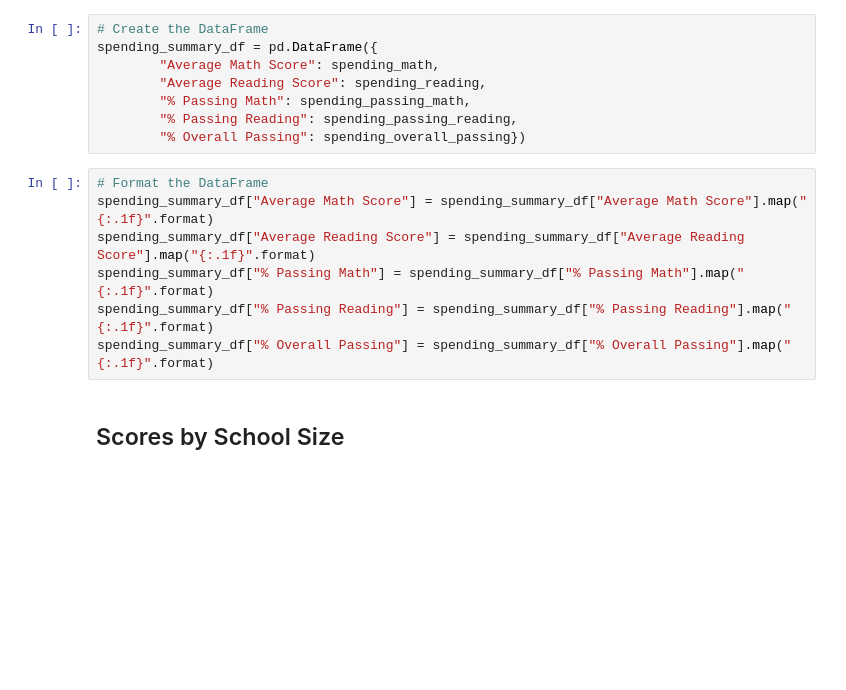
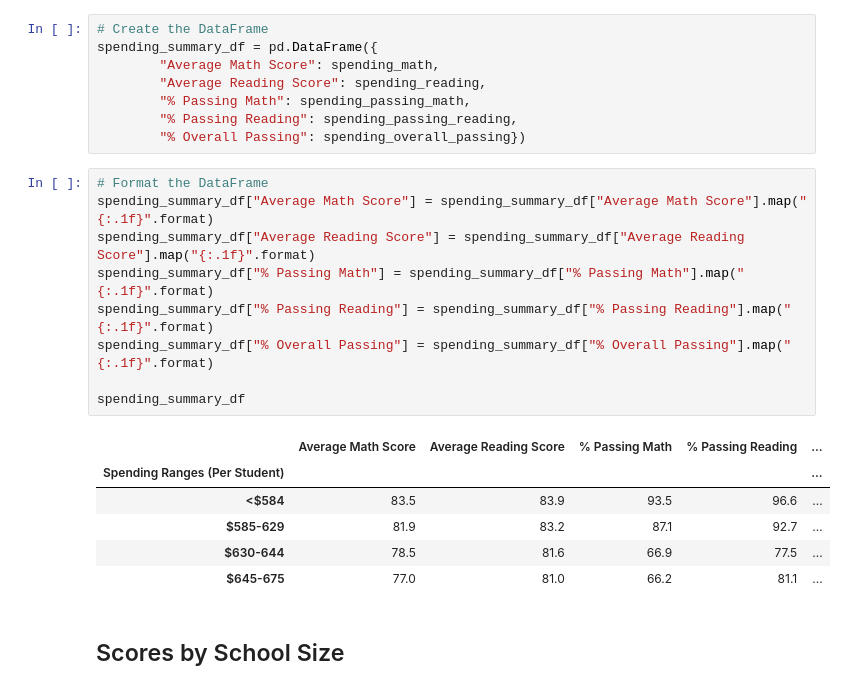
Before and after one commit to jlynw/School_District_Analysis, a Jupyter notebook: PyCitySchools_Challenge.ipynb, the cells around one changed output. Drawn from its saved outputs; the diff is of its cells as text; blank space fills up the shorter version.

```diff
--- a/PyCitySchools_Challenge.ipynb
+++ b/PyCitySchools_Challenge.ipynb
@@ -429,10 +427,19 @@ spending_summary_df = pd.DataFrame({
 # %%
 # Format the DataFrame
 spending_summary_df["Average Math Score"] = spending_summary_df["Average Math Score"].map("{:.1f}".format)
 spending_summary_df["Average Reading Score"] = spending_summary_df["Average Reading Score"].map("{:.1f}".format)
 spending_summary_df["% Passing Math"] = spending_summary_df["% Passing Math"].map("{:.1f}".format)
 spending_summary_df["% Passing Reading"] = spending_summary_df["% Passing Reading"].map("{:.1f}".format)
 spending_summary_df["% Overall Passing"] = spending_summary_df["% Overall Passing"].map("{:.1f}".format)
+
+spending_summary_df
+# %% [output]
+|  | Average Math Score | Average Reading Score | % Passing Math | % Passing Reading | ... |
+| Spending Ranges (Per Student) |  |  |  |  | ... |
+| <$584 | 83.5 | 83.9 | 93.5 | 96.6 | ... |
+| $585-629 | 81.9 | 83.2 | 87.1 | 92.7 | ... |
+| $630-644 | 78.5 | 81.6 | 66.9 | 77.5 | ... |
+| $645-675 | 77.0 | 81.0 | 66.2 | 81.1 | ... |
 # %% [markdown]
 ## Scores by School Size
 # %%
```
Also changed, not shown: parts of 6 cells of this notebook.
